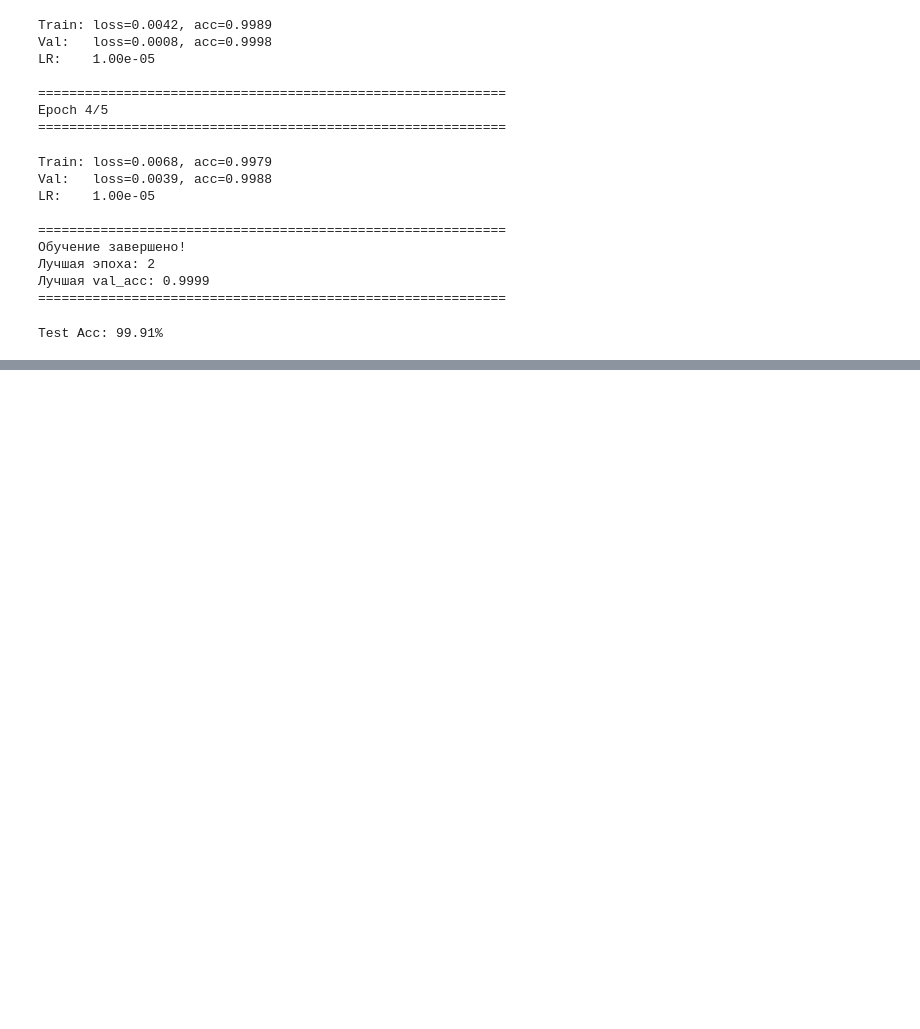
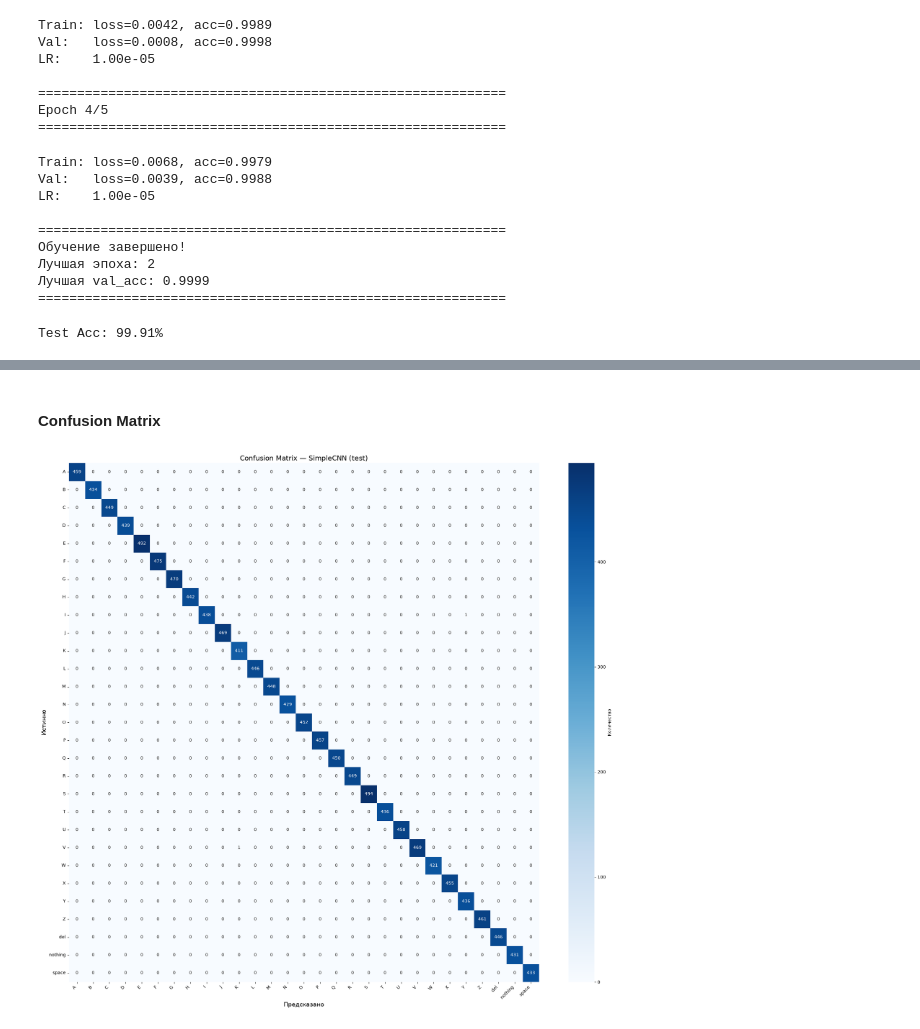
Before and after one commit to RuslanVdovinn/asl-classifier, a Jupyter notebook: notebooks/asl_classifier_resnet18.ipynb, the cells around one changed output, grey strips where cells are left out. Saved outputs shown, nothing was run; the diff lists cells and outputs as text; code cells hidden in the pictures; blank space fills up the shorter version.

Commit message:
resnet18 done

```diff
--- a/notebooks/asl_classifier_resnet18.ipynb
+++ b/notebooks/asl_classifier_resnet18.ipynb
@@ -543,0 +639,13 @@ Test Acc: 99.91%
+# %%
+# Имена классов
+class_names = test_dataloader.dataset.dataset.classes
+
+# Отчёт по классам
+print("\n" + "=" * 60)
+print("Classification Report")
+print("=" * 60)
+print(
+    classification_report(
+        y_true, y_pred, target_names=class_names, digits=4, zero_division=0
+    )
+)
@@ -543,0 +670,29 @@ Test Acc: 99.91%
+# %% [markdown]
+#### Confusion Matrix
+# %%
+import matplotlib.pyplot as plt
+
+# Матрица ошибок
+cm = confusion_matrix(y_true, y_pred)
+
+# Визуализация
+plt.figure(figsize=(20, 18))
+sns.heatmap(
+    cm,
+    annot=True,
+    fmt="d",
+    cmap="Blues",
+    xticklabels=class_names,
+    yticklabels=class_names,
+    cbar_kws={"label": "Количество"},
+)
+plt.xlabel("Предсказано", fontsize=14)
+plt.ylabel("Истинно", fontsize=14)
+plt.title("Confusion Matrix — SimpleCNN (test)", fontsize=16)
+plt.xticks(rotation=45, ha="right")
+plt.yticks(rotation=0)
+plt.tight_layout()
+plt.savefig("../reports/figures/resnet18_confusion_matrix.png", dpi=150)
+plt.show()
+# %% [output]
+[figure, added]
```
Also changed, not shown: parts of 8 cells of this notebook.
